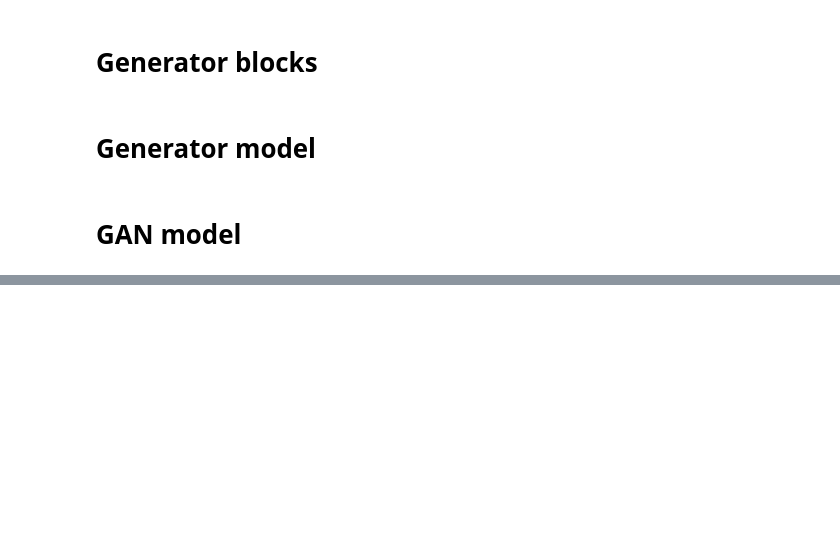
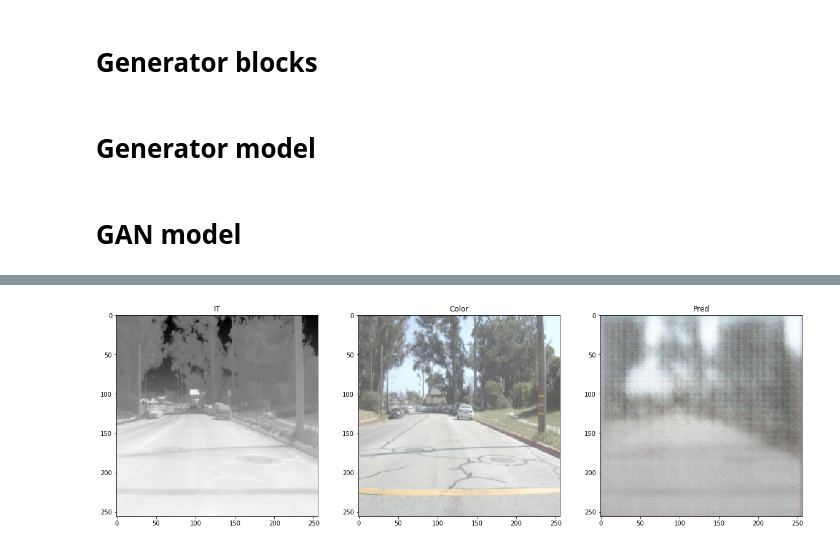
Before and after one commit to nadavshalev/TermalColoring, a Jupyter notebook: learning/GAN.ipynb, the cells around one changed output, grey strips where cells are left out. Drawn from its saved outputs; the diff is of its cells as text; code cells hidden in the pictures; blank space fills up the shorter version.

```diff
--- a/learning/GAN.ipynb
+++ b/learning/GAN.ipynb
@@ -47,7 +48,7 @@ from keras.utils.vis_utils import plot_model
 # %% [output]
 Using TensorFlow backend.
 # %%
-def get_data(path):
+def get_data(path,im_height,im_width):
     ids_x = next(os.walk(path + "TRM"))[2]
     ids_x.sort()
     ids_y = next(os.walk(path + "RGB"))[2]
@@ -241,8 +252,26 @@ def train(d_model, g_model, gan_model, X, Y, n_epochs=100, n_batch=1, n_patch=16
+# %%
+def plot_sample(X, Y, g_model, i):
+    x = np.expand_dims(X[i], axis=0)
+    y = np.expand_dims(Y[i], axis=0)
+    xi = g_model.predict(x)
+    yim = y
+
+    fig, ax = plt.subplots(1, 3, figsize=(20, 10))
+    ax[0].imshow(x.squeeze())
+    ax[0].set_title('IT')
+
+    ax[1].imshow(yim.squeeze())
+    ax[1].set_title('Color')
+
+    ax[2].imshow(xi.squeeze())
+    ax[2].set_title('Pred')
+    return xi
 # %%
 im_width = 256; im_height = 256
 border = 5
-path_train = '../../../data/FLIR/training/Calib_small/'
-X,Y = get_data(path_train)
+path_train = '../../../data/FLIR/training/Calib/'
+X,Y = get_data(path_train,im_height,im_width)
+X_train, X_test, y_train, y_test = train_test_split(X, Y, test_size=1014/1064,random_state=2019)
 # %% [output]
 [interactive output not drawn]
 # %%
@@ -262,2 +290,0 @@ InternalError: failed initializing StreamExecutor for CUDA device ordinal 0: Int
-# %%
-train(d_model, g_model, gan_model, X,Y)
@@ -304,0 +311,5 @@ plt.imshow(Yt[i].squeeze())
+# %%
+i = 4
+xi = plot_sample(X_train, y_train, g_model, i)
+# %% [output]
+[figure, added]
```
Also changed, not shown: parts of 9 cells of this notebook, 1 other file.
